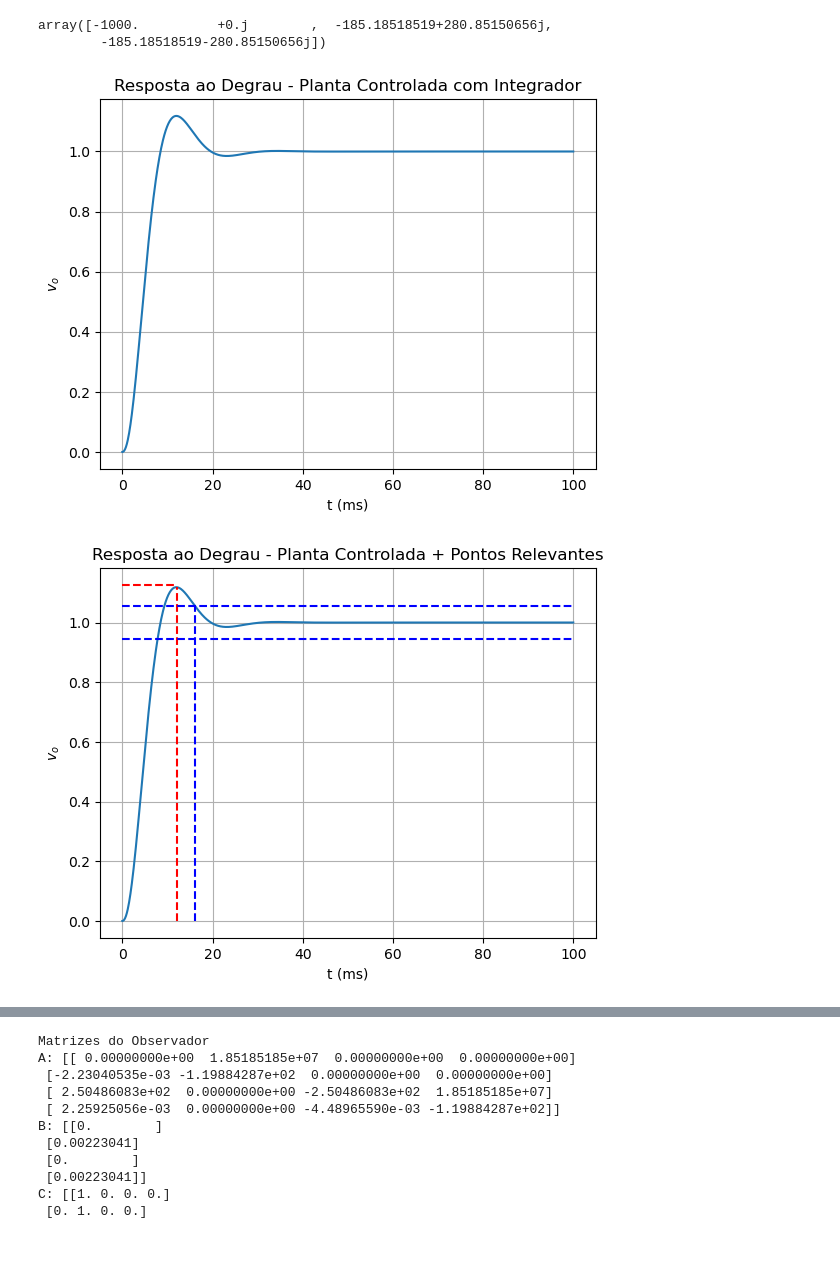
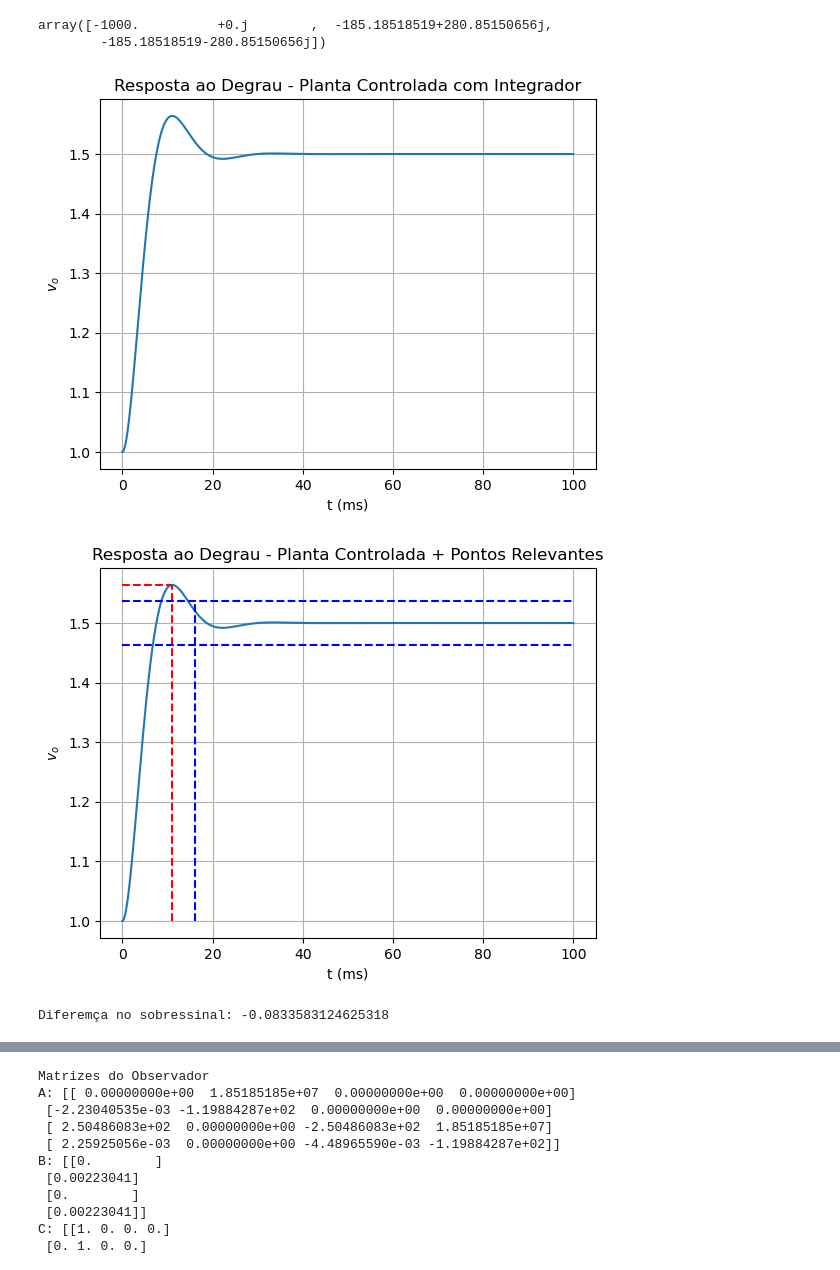
Before and after one commit to Emanuel600/Misc, a Jupyter notebook: Simul_Controle/State_Space_P1.ipynb, the cells around one changed output, grey strips where cells are left out. Saved outputs shown, nothing was run; the diff lists cells and outputs as text; code cells hidden in the pictures.

```diff
--- a/Simul_Controle/State_Space_P1.ipynb
+++ b/Simul_Controle/State_Space_P1.ipynb
@@ -43,11 +44,11 @@ import matplotlib.pyplot as plt
 
 from numpy import linalg
 # %%
-x0 = [0, 0]
+x0 = [1, 0]
 
 t0   = 0
 tf   = 80e-3
-t    = np.linspace(t0, tf, 500)
+t    = np.linspace(t0, tf, 1000)
 
 NT = 18             # Emanuel(7) + Staub(5) + Araldi(6)
 NP = 7              # Emanuel(7)
@@ -66,9 +67,10 @@ C  = [[1, 0]]
 
 D  = 0
 
-sys  = sig.StateSpace(A, B, C, D)
-t, y = sig.step(sys, T=t)
-tms  = t*1e3
+sys     = ct.ss(A, B, C, D)
+u       = np.ones(len(t))/2+1
+y, t, x = ctm.lsim(sys, U=u, T=t, X0=x0)
+tms     = t*1e3
 
 plt.plot(tms, y)
 plt.title("Resposta ao Degrau - Planta Ideal")
@@ -274,41 +276,47 @@ BB = np.block([[B],
 
 CC = np.block([C, 0])
 
-t    = np.linspace(0, 100e-3, 1000)
-sys  = sig.StateSpace(AA, BB, CC, D)
-t, y = sig.step(sys, T=t)
-tms  = t*1e3
+x0 = [[1], [0], [0.004272659063605569]]
 
-plt.plot(tms, y)
+t              = np.linspace(0, 100e-3, 1000)
+sys_ctlss      = ct.ss(AA, BB, CC, D)
+y_ctlss, t, xs = ctm.lsim(sys_ctlss, U=u, T=t, X0=x0)
+tms            = t*1e3
+
+plt.plot(tms, y_ctlss)
 plt.title("Resposta ao Degrau - Planta Controlada com Integrador")
 plt.xlabel("t (ms)")
 plt.ylabel("$v_o$")
 plt.grid()
 plt.show()
 # %% [output]
-[figure, old version]
+[figure, new version]
 # %%
-yM = np.max(y)
-Mp = (yM-y[-1])/y[-1]
-Tp = t[y==yM][0]
-Δs = yM*5e-2 # Variação de 5% em função de steady state
+yM = np.max(y_ctlss)
+Mp = (yM-y_ctlss[-1])/y_ctlss[-1]
+Tp = t[y_ctlss==yM][0]
+Δs = y_ctlss[-1]*5e-2 # Variação de 5% em função de steady state
 
-plt.plot(tms, y)
+plt.plot(tms, y_ctlss)
 ## Pico
-plt.plot(tms[t<=Tp], np.ones(len(t[t<=Tp]))*y[-1]*(1+Mpc), 'r--')
-plt.plot([Tp*1e3, Tp*1e3], [0, yM], 'r--')
+plt.plot(tms[t<=Tp], np.ones(len(t[t<=Tp]))*yM, 'r--')
+plt.plot([Tp*1e3, Tp*1e3], [y_ctlss[0], yM], 'r--')
 ## Acomodação de 2%
-plt.plot(tms, np.ones(len(tms))*y[-1]*(1+Δs), 'b--') # Faixa de 5% (superior)
-plt.plot(tms, np.ones(len(tms))*y[-1]*(1-Δs), 'b--') # Faixa de 5% (inferior)
-plt.plot([1e3*Tpc, 1e3*Tpc], [0, y[-1]*(1+Δs)], 'b--')
+plt.plot(tms, np.ones(len(tms))*(y_ctlss[-1]+Δs/2), 'b--') # Faixa de 5% (superior)
+plt.plot(tms, np.ones(len(tms))*(y_ctlss[-1]-Δs/2), 'b--') # Faixa de 5% (inferior)
+plt.plot([1e3*Tpc, 1e3*Tpc], [y_ctlss[0], (y_ctlss[-1]+Δs/2)], 'b--')
 
 plt.title("Resposta ao Degrau - Planta Controlada + Pontos Relevantes")
 plt.xlabel("t (ms)")
 plt.ylabel("$v_o$")
 plt.grid()
 plt.show()
 # %% [output]
-[figure, old version]
+[figure, new version]
+# %%
+print("Diferemça no sobressinal:", Mp-Mpc)
+# %% [output]
+Diferemça no sobressinal: -0.0833583124625318
 # %%
 # Matriz de Ganhos do Observador
 Ke = np.transpose(ct.acker(np.transpose(A),np.transpose(C),[u1, u2]))
```
Also changed, not shown: parts of 13 cells of this notebook, 2 other files.
